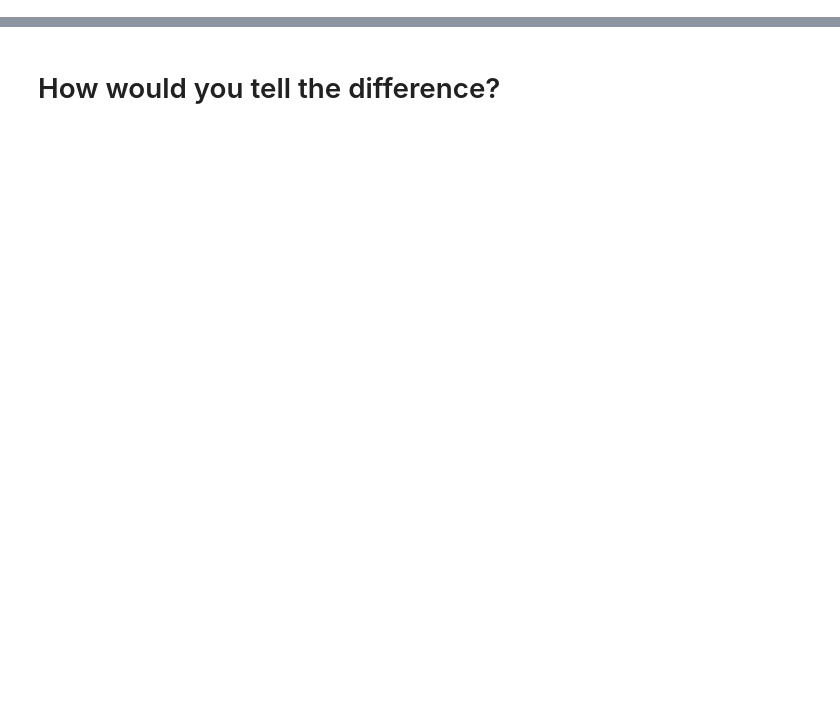
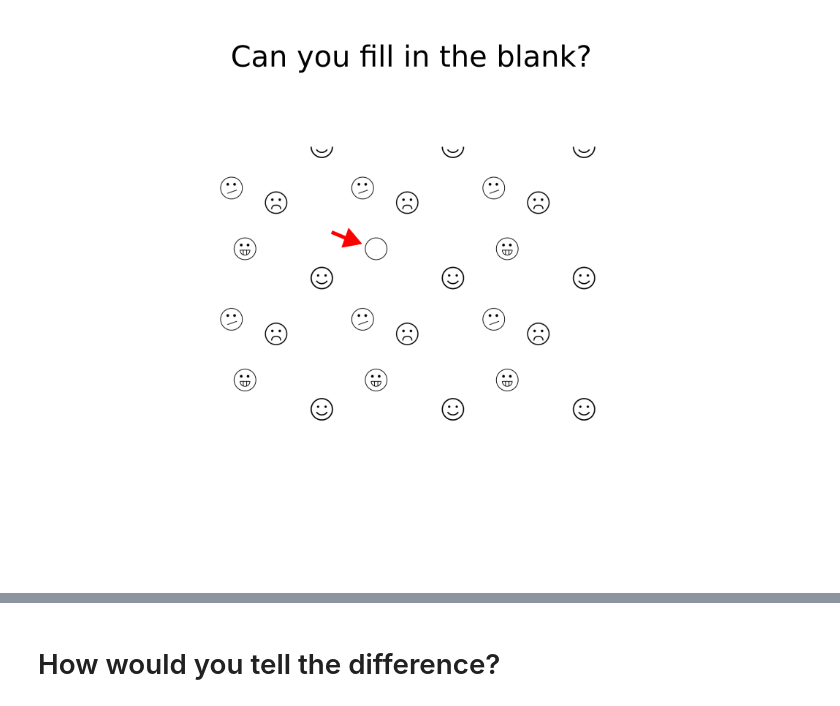
Before and after one commit to LanGuo/muffin-cupcake, a Jupyter notebook: ML_example_NMX_L&L.ipynb, the cells around one changed output, grey strips where cells are left out. Cells and saved outputs as stored; diff of their text form; code cells hidden in the pictures; blank space fills up the shorter version.

```diff
--- a/ML_example_NMX_L&L.ipynb
+++ b/ML_example_NMX_L&L.ipynb
@@ -51,0 +74,4 @@ from mpl_toolkits.mplot3d import Axes3D
+# %%
+Image(filename='pattern1.png')
+# %% [output]
+[figure, added]
```
Also changed, not shown: parts of 46 cells of this notebook, 7 other files.
